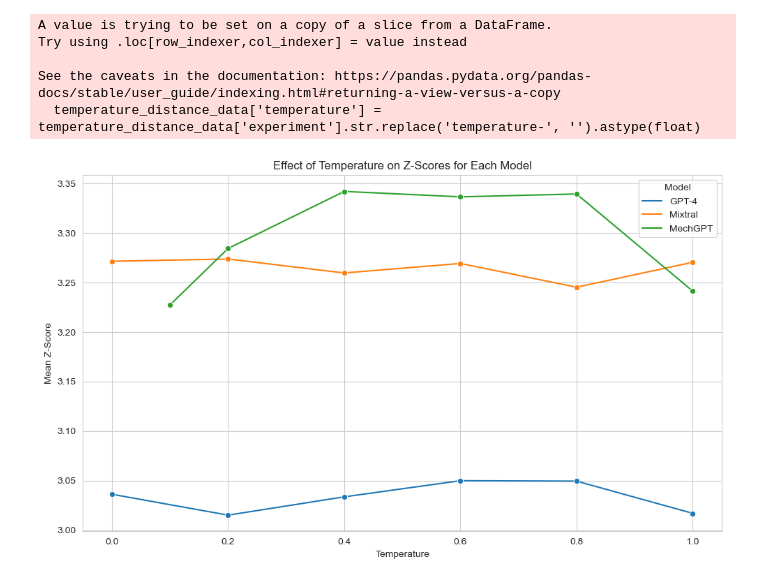
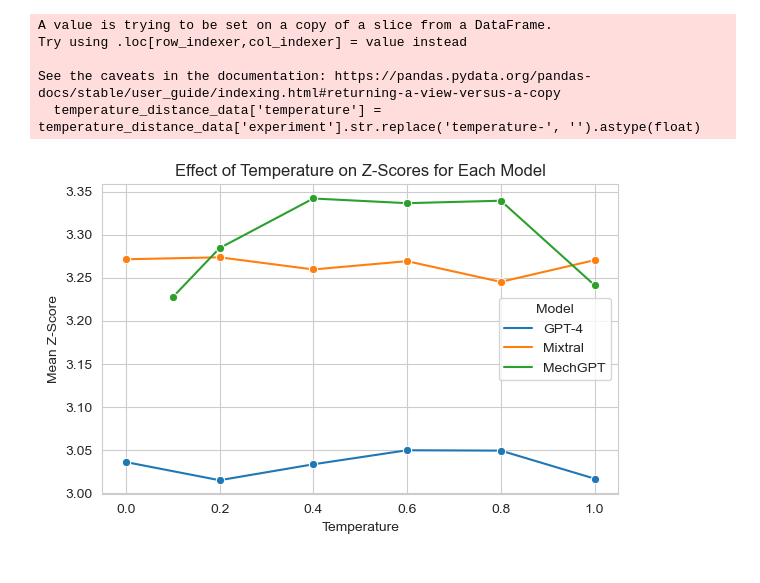
Before and after one commit to grndnl/llm_material_selection_jcise, a Jupyter notebook: evaluation/temperature.ipynb, the cells around one changed output. Drawn from its saved outputs; the diff is of its cells as text; code cells hidden in the pictures.

```diff
--- a/evaluation/temperature.ipynb
+++ b/evaluation/temperature.ipynb
@@ -54,15 +54,15 @@ See the caveats in the documentation: https://pandas.pydata.org/pandas-docs/stab
   temperature_distance_data['temperature'] = temperature_distance_data['experiment'].str.replace('temperature-', '').astype(float)
 # %%
 # Plotting
-plt.figure(figsize=(10, 6))
+plt.figure(figsize=(6, 4))
 sns.lineplot(data=temperature_distance_data, x='temperature', y='mean_distances', hue='model', marker='o')
 plt.title('Effect of Temperature on Z-Scores for Each Model')
 plt.xlabel('Temperature')
 plt.ylabel('Mean Z-Score')
 plt.legend(title='Model') #, bbox_to_anchor=(1.05, 1), loc='upper left')
 plt.tight_layout()
 plt.savefig('temperature_distance.pdf')
 
 plt.show()
 # %% [output]
-[figure, old version]
+[figure, new version]
```
Also changed, not shown: parts of 1 cell of this notebook, 2 other files.
